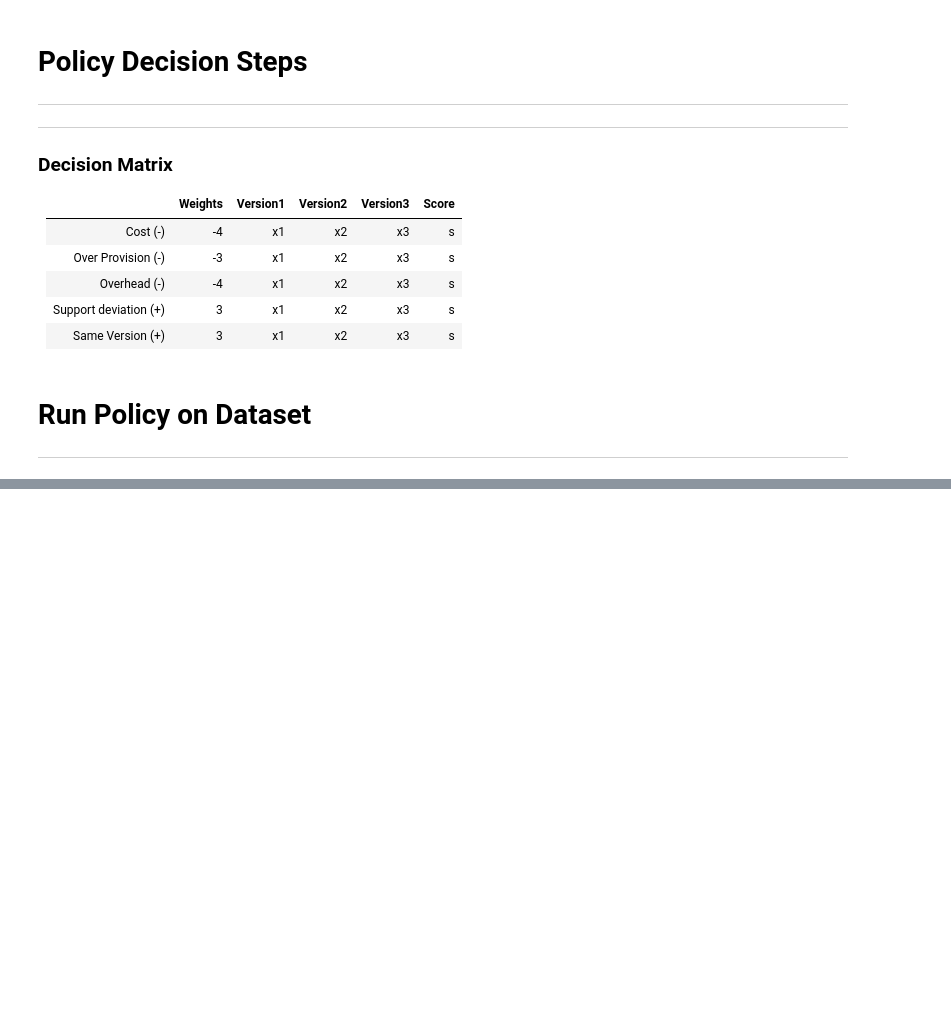
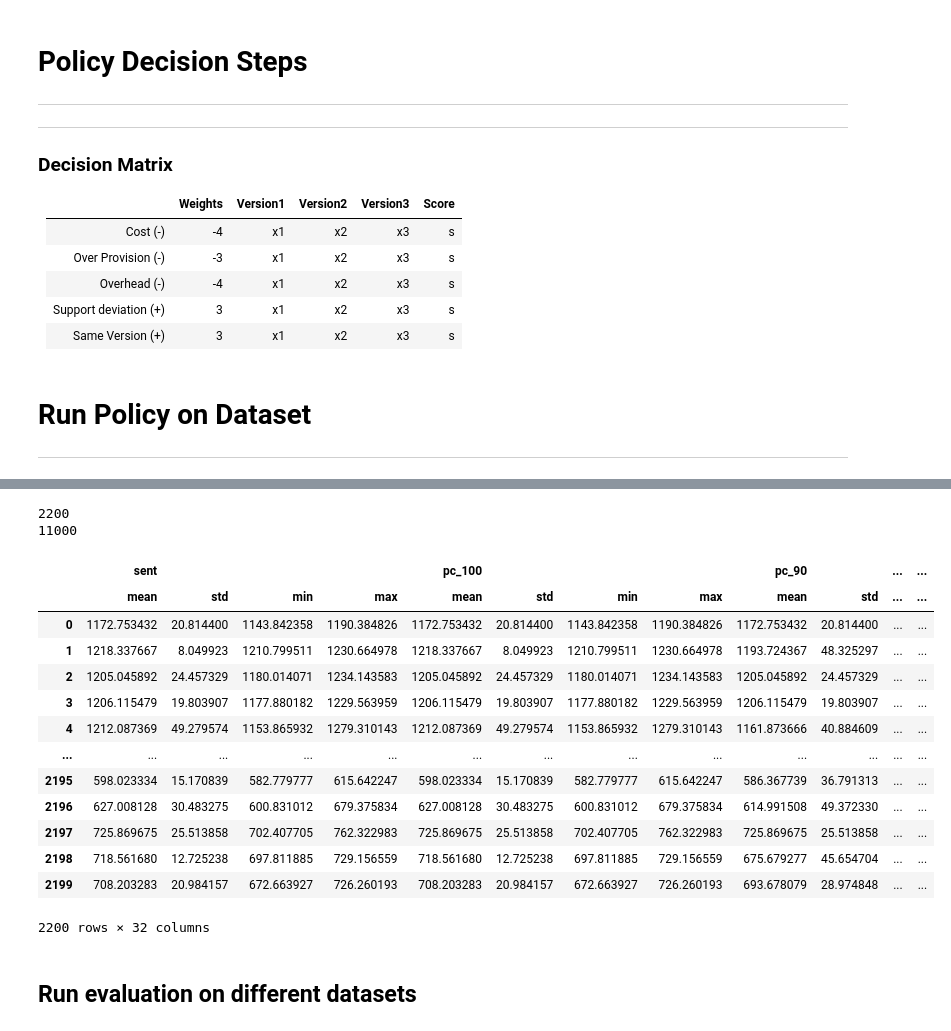
Before and after one commit to CN-UPB/Pishahang, a Jupyter notebook: son-mano-framework/plugins/son-mano-traffic-forecast/notebooks/Policy/policy_generator_trials.ipynb, the cells around one changed output, grey strips where cells are left out. Saved outputs shown, nothing was run; the diff lists cells and outputs as text; code cells hidden in the pictures; blank space fills up the shorter version.

```diff
--- a/son-mano-framework/plugins/son-mano-traffic-forecast/notebooks/Policy/policy_generator_trials.ipynb
+++ b/son-mano-framework/plugins/son-mano-traffic-forecast/notebooks/Policy/policy_generator_trials.ipynb
@@ -243,3 +280,35 @@ traffic_grouped.head(5)
+# %%
+traffic_grouped = traffic_training_complete.groupby(
+                    np.arange(len(traffic_training_complete))//LOOK_AHEAD).agg(['mean', 'std', 'min', 'max'])
+
+traffic_history = traffic_training_complete.reset_index().copy().drop('index', axis=1)
+
+
+# traffic_history = traffic_history[:1440]
+# result.index = df.loc[1::2, 'Idx']
+print(traffic_grouped.shape[0])
+print(traffic_history.shape[0])
+
+traffic_grouped
+# %% [output]
+2200
+11000
+|  | sent |  |  |  | pc_100 |  |  |  | pc_90 |  | ... | ... |
+|  | mean | std | min | max | mean | std | min | max | mean | std | ... | ... |
+| 0 | 1172.753432 | 20.814400 | 1143.842358 | 1190.384826 | 1172.753432 | 20.814400 | 1143.842358 | 1190.384826 | 1172.753432 | 20.814400 | ... | ... |
+| 1 | 1218.337667 | 8.049923 | 1210.799511 | 1230.664978 | 1218.337667 | 8.049923 | 1210.799511 | 1230.664978 | 1193.724367 | 48.325297 | ... | ... |
+| 2 | 1205.045892 | 24.457329 | 1180.014071 | 1234.143583 | 1205.045892 | 24.457329 | 1180.014071 | 1234.143583 | 1205.045892 | 24.457329 | ... | ... |
+| 3 | 1206.115479 | 19.803907 | 1177.880182 | 1229.563959 | 1206.115479 | 19.803907 | 1177.880182 | 1229.563959 | 1206.115479 | 19.803907 | ... | ... |
+| 4 | 1212.087369 | 49.279574 | 1153.865932 | 1279.310143 | 1212.087369 | 49.279574 | 1153.865932 | 1279.310143 | 1161.873666 | 40.884609 | ... | ... |
+| ... | ... | ... | ... | ... | ... | ... | ... | ... | ... | ... | ... | ... |
+| 2195 | 598.023334 | 15.170839 | 582.779777 | 615.642247 | 598.023334 | 15.170839 | 582.779777 | 615.642247 | 586.367739 | 36.791313 | ... | ... |
+| 2196 | 627.008128 | 30.483275 | 600.831012 | 679.375834 | 627.008128 | 30.483275 | 600.831012 | 679.375834 | 614.991508 | 49.372330 | ... | ... |
+| 2197 | 725.869675 | 25.513858 | 702.407705 | 762.322983 | 725.869675 | 25.513858 | 702.407705 | 762.322983 | 725.869675 | 25.513858 | ... | ... |
+| 2198 | 718.561680 | 12.725238 | 697.811885 | 729.156559 | 718.561680 | 12.725238 | 697.811885 | 729.156559 | 675.679277 | 45.654704 | ... | ... |
+| 2199 | 708.203283 | 20.984157 | 672.663927 | 726.260193 | 708.203283 | 20.984157 | 672.663927 | 726.260193 | 693.678079 | 28.974848 | ... | ... |
+2200 rows × 32 columns
+# %% [markdown]
+## Run evaluation on different datasets
 # %%
 # Run Policy on Dataset
 # WEIGHTS --> [cost, over_provision, overhead, support_deviation, same_version]
```
Also changed, not shown: parts of 10 cells of this notebook, 8 other files.
